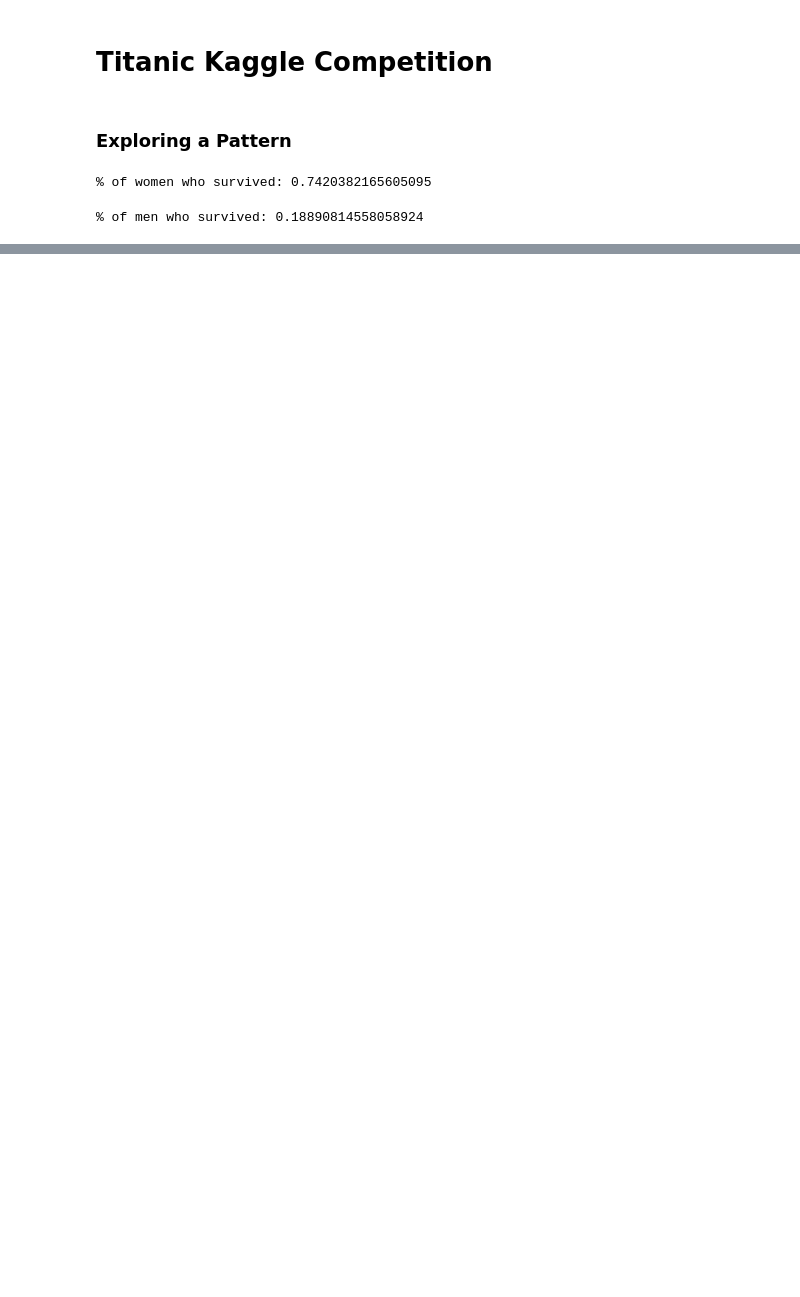
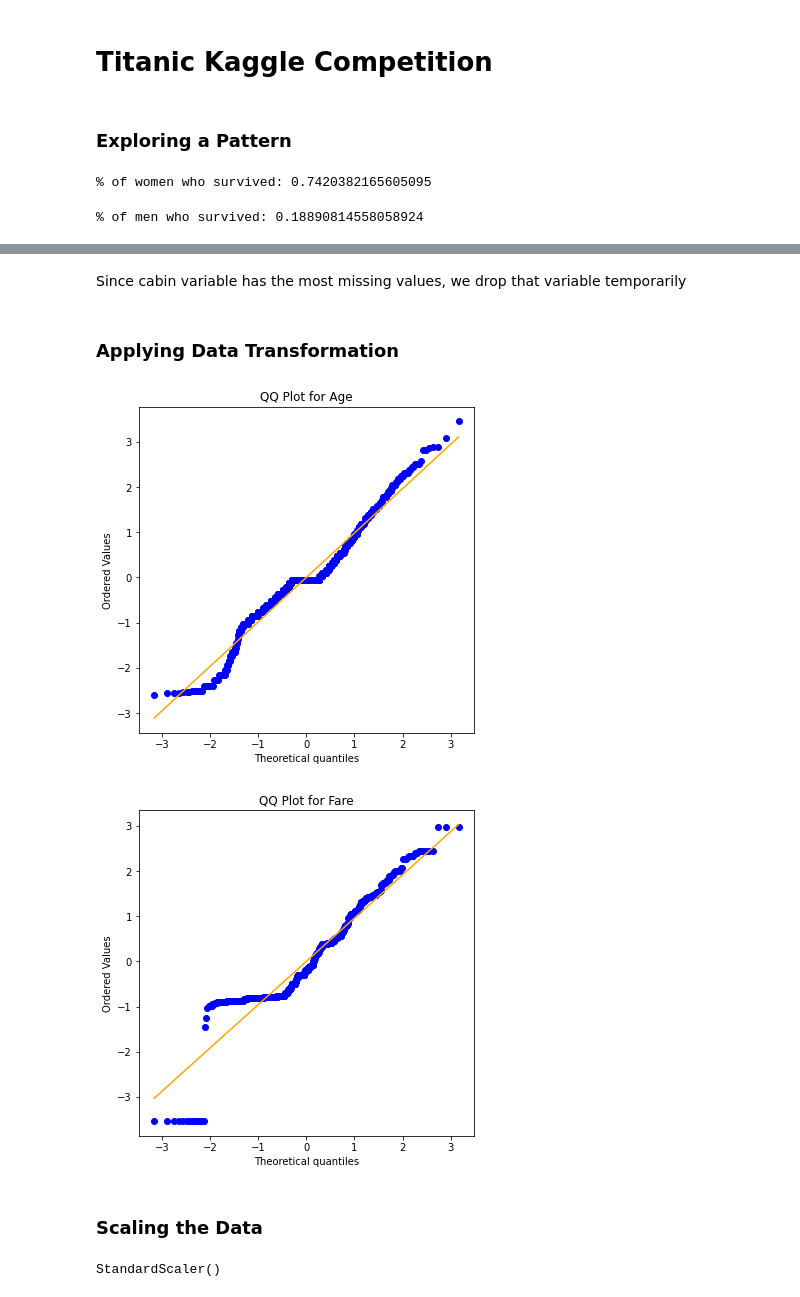
Before and after one commit to BVishwaa/TitanicML, a Jupyter notebook: Kaggle Titanic Data Cleaning.ipynb, the cells around one changed output, grey strips where cells are left out. Drawn from its saved outputs; the diff is of its cells as text; code cells hidden in the pictures; blank space fills up the shorter version.

```diff
--- a/Kaggle Titanic Data Cleaning.ipynb
+++ b/Kaggle Titanic Data Cleaning.ipynb
@@ -43,0 +351,3 @@ joined_dataframe.head()
+# %%
+train_data = train_data.drop('Ticket', axis=1)
+test_data = test_data.drop('Ticket', axis=1)
@@ -43,0 +367,49 @@ joined_dataframe.head()
+# %% [markdown]
+Since cabin variable has the most missing values, we drop that variable temporarily
+# %%
+train_data = train_data.drop('Cabin', axis=1)
+test_data = test_data.drop('Cabin', axis=1)
+# %% [markdown]
+### Applying Data Transformation
+# %%
+from sklearn.preprocessing import PowerTransformer, StandardScaler
+
+# List of numerical variables (excluding 'Survived' assuming it's the target variable)
+numerical_vars = ['Age', 'Fare']
+
+# Initialize the PowerTransformer
+pt = PowerTransformer(method='yeo-johnson')
+# %%
+# Fit the transformer on the training data and transform it
+train_data[numerical_vars] = pt.fit_transform(train_data[['Age', 'Fare']])
+# Fit the transformer on the training data and transform it
+test_data[numerical_vars] = pt.fit_transform(test_data[['Age', 'Fare']])
+# %%
+import numpy as np
+import matplotlib.pyplot as plt
+from scipy import stats
+
+# Assuming your transformed dataset is stored in train_data after applying Yeo-Johnson transformation
+
+# List of numerical variables (excluding 'Survived' assuming it's the target variable)
+numerical_vars = ['Age', 'Fare']
+
+# Create QQ plots for each transformed numerical variable
+for var in numerical_vars:
+    # Generate QQ plot
+    fig, ax = plt.subplots(figsize=(6, 6))
+    stats.probplot(train_data[var], dist="norm", plot=ax)
+    ax.set_title(f'QQ Plot for {var}')
+    ax.get_lines()[1].set_color('orange')  # Set color for the line of best fit (optional)
+    plt.show()
+# %% [output]
+[figure, added]
+[figure, added]
+# %% [markdown]
+### Scaling the Data
+# %%
+# Initialize the StandardScaler
+scaler = StandardScaler()
+scaler
+# %% [output]
+StandardScaler()
```
Also changed, not shown: parts of 79 cells of this notebook.
